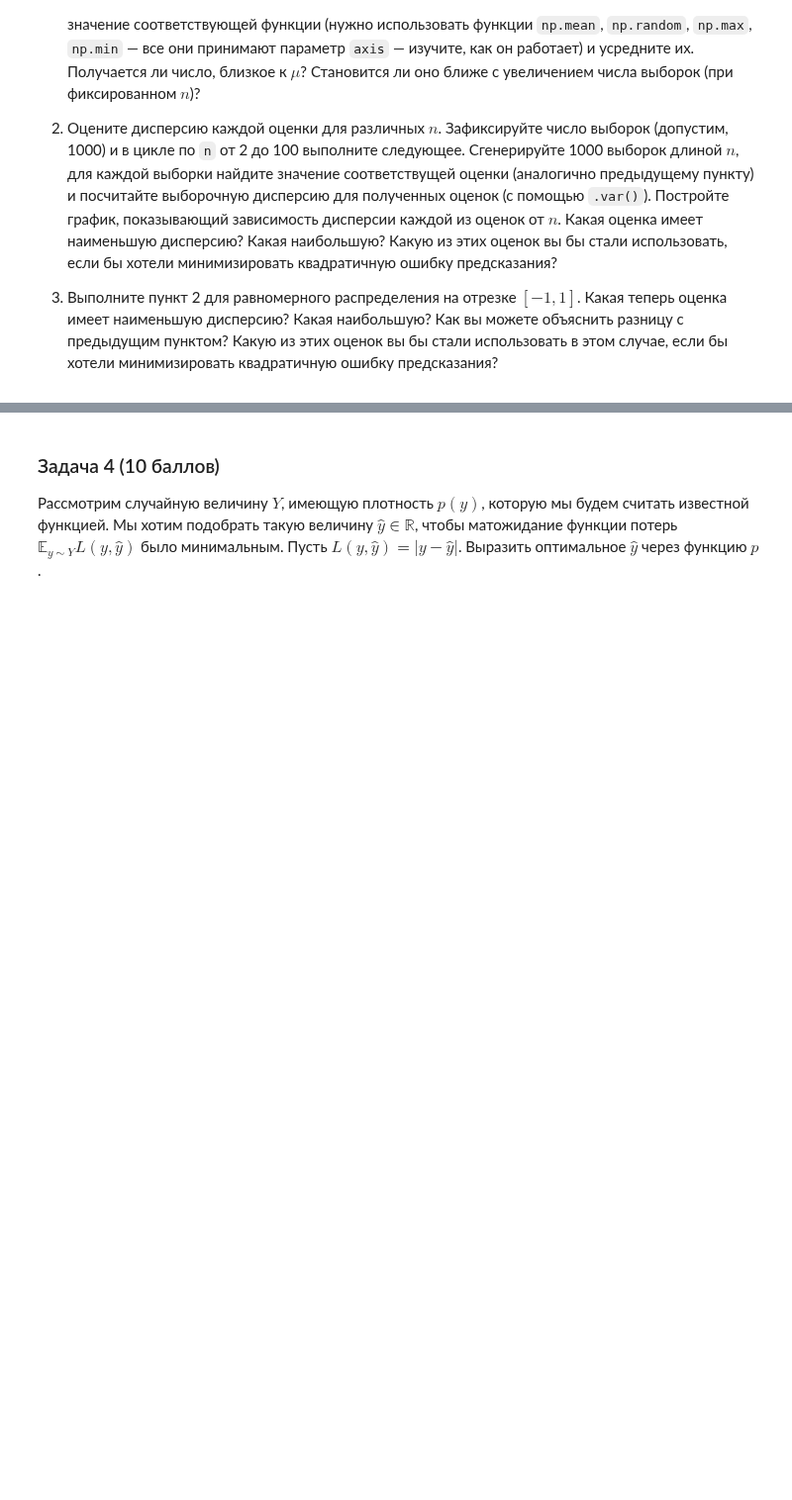
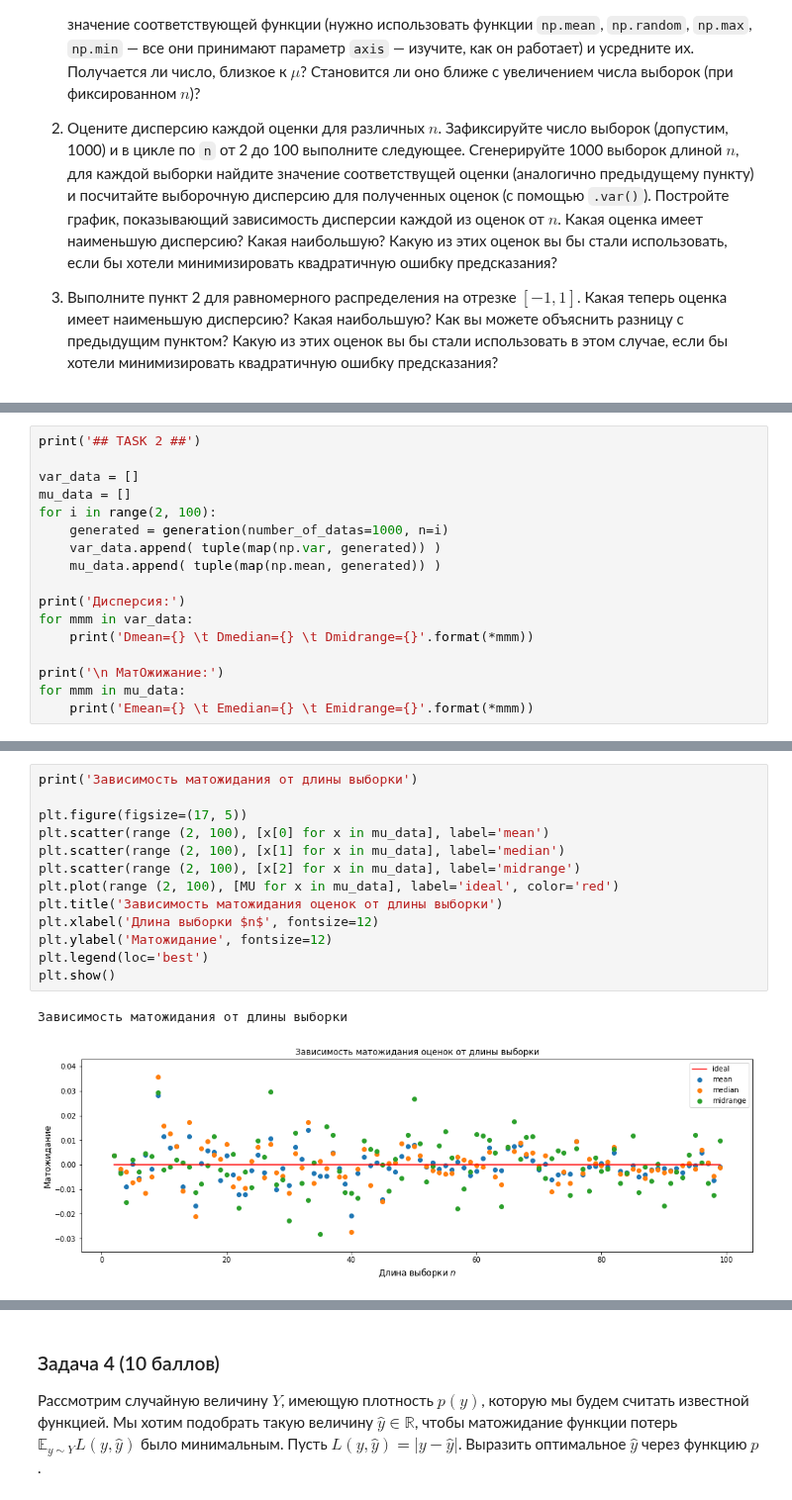
Before and after one commit to GorillazZz1/ml-course-hse-2020, a Jupyter notebook: hw2.ipynb, the cells around one changed output, grey strips where cells are left out. Shown at 99% size. Saved outputs shown, nothing was run; the diff lists cells and outputs as text; blank space fills up the shorter version.

```diff
--- a/hw2.ipynb
+++ b/hw2.ipynb
@@ -145,0 +251,17 @@ $$\mathrm{\mathop{midrange}}(x_1, \ldots, x_n)=\frac{1}{2}(\max(x_1, \ldots, x_n
+# %%
+print('## TASK 2 ##')
+
+var_data = []
+mu_data = []
+for i in range(2, 100):
+    generated = generation(number_of_datas=1000, n=i)
+    var_data.append( tuple(map(np.var, generated)) )
+    mu_data.append( tuple(map(np.mean, generated)) )
+
+print('Дисперсия:')
+for mmm in var_data:
+    print('Dmean={} \t Dmedian={} \t Dmidrange={}'.format(*mmm))
+
+print('\n МатОжижание:')
+for mmm in mu_data:
+    print('Emean={} \t Emedian={} \t Emidrange={}'.format(*mmm))
@@ -145,0 +286,16 @@ $$\mathrm{\mathop{midrange}}(x_1, \ldots, x_n)=\frac{1}{2}(\max(x_1, \ldots, x_n
+# %%
+print('Зависимость матожидания от длины выборки')
+
+plt.figure(figsize=(17, 5))
+plt.scatter(range (2, 100), [x[0] for x in mu_data], label='mean')
+plt.scatter(range (2, 100), [x[1] for x in mu_data], label='median')
+plt.scatter(range (2, 100), [x[2] for x in mu_data], label='midrange')
+plt.plot(range (2, 100), [MU for x in mu_data], label='ideal', color='red')
+plt.title('Зависимость матожидания оценок от длины выборки')
+plt.xlabel('Длина выборки $n$', fontsize=12)
+plt.ylabel('Матожидание', fontsize=12)
+plt.legend(loc='best')
+plt.show()
+# %% [output]
+Зависимость матожидания от длины выборки
+[figure, added]
```
Also changed, not shown: parts of 19 cells of this notebook.
